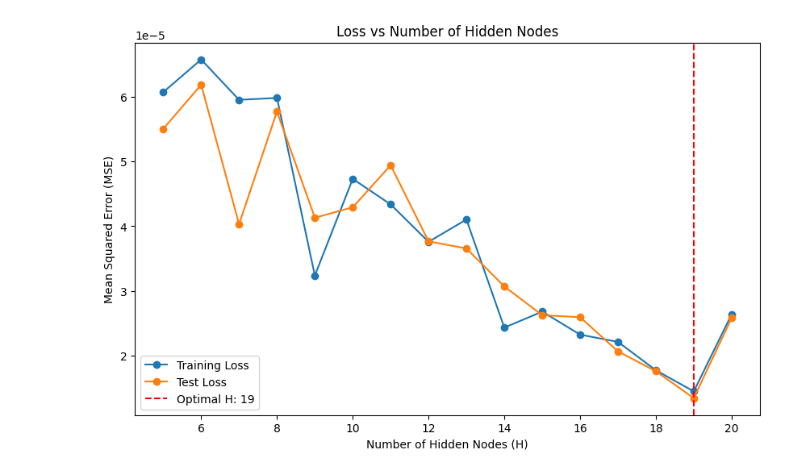
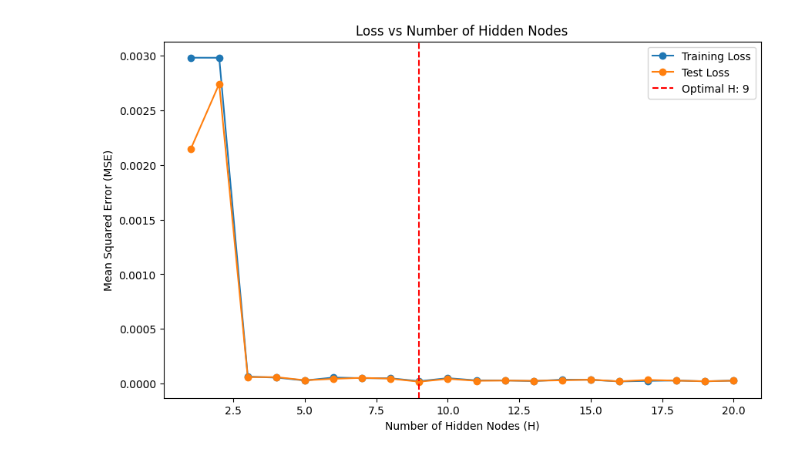
Before and after one commit to DhivyaaSP/Deep-Learning, a Jupyter notebook: Exe_2_2_3_Hidden_Nodes.ipynb, the cells around one changed output. Drawn from its saved outputs; the diff is of its cells as text; code cells hidden in the pictures.

```diff
--- a/Exe_2_2_3_Hidden_Nodes.ipynb
+++ b/Exe_2_2_3_Hidden_Nodes.ipynb
@@ -110,7 +110,7 @@ N = 1600
 E = 1000
 
 # Set the range of hidden nodes
-hidden_nodes_range = range(5, 21)  # From 5 to 20 hidden nodes
+hidden_nodes_range = range(1, 21)  # From 1 to 20 hidden nodes
 
 # Initialize lists to store test loss and optimal epochs
 test_loss_values = []
@@ -184 +184 @@ Epoch 598/1000, Training Loss: 4.400
-[figure, old version]
+[figure, new version]
```
Also changed, not shown: parts of 1 cell of this notebook.
